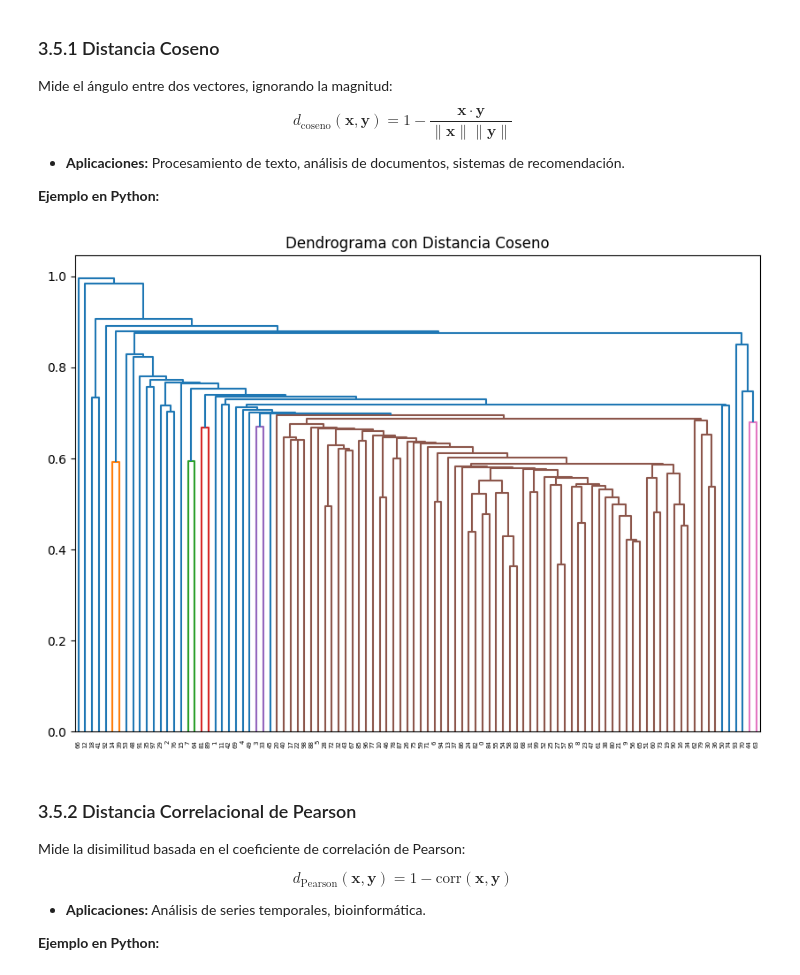
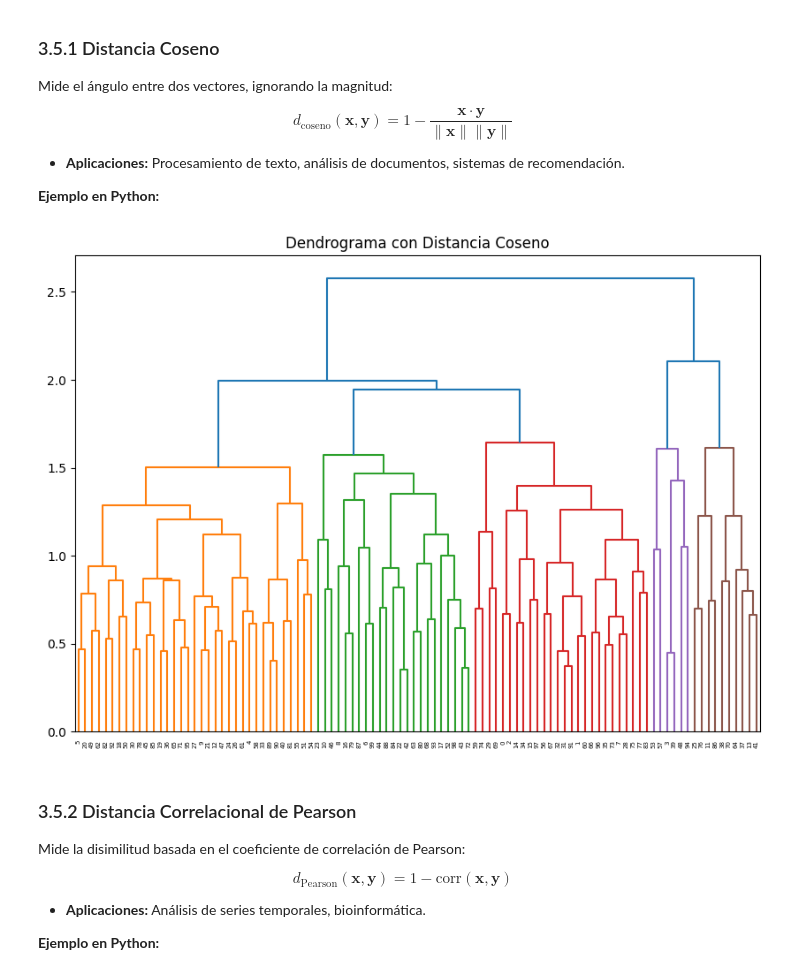
Before and after one commit to eanizainea/mlean2024_proyecto1, a Jupyter notebook: Código/8. Clustering.ipynb, the cells around one changed output. Drawn from its saved outputs; the diff is of its cells as text; code cells hidden in the pictures.

```diff
--- a/Código/8. Clustering.ipynb
+++ b/Código/8. Clustering.ipynb
@@ -585,22 +585,22 @@ $$
 # %%
 from sklearn.metrics.pairwise import cosine_distances
 
 X= np.random.random((100, 10))
 
 # Supongamos que 'X' es una matriz de características
 dist_matrix = cosine_distances(X)
 
 # Aplicación de clustering jerárquico
 from scipy.cluster.hierarchy import linkage, dendrogram
 
-linked = linkage(dist_matrix, 'single')
+linked = linkage(dist_matrix, 'complete')
 
 plt.figure(figsize=(10, 7))
 dendrogram(linked)
 plt.title('Dendrograma con Distancia Coseno')
 plt.show()
 # %% [output]
-[figure, old version]
+[figure, new version]
 # %% [markdown]
 
 ### 3.5.2 Distancia Correlacional de Pearson
```
Also changed, not shown: parts of 9 cells of this notebook.
